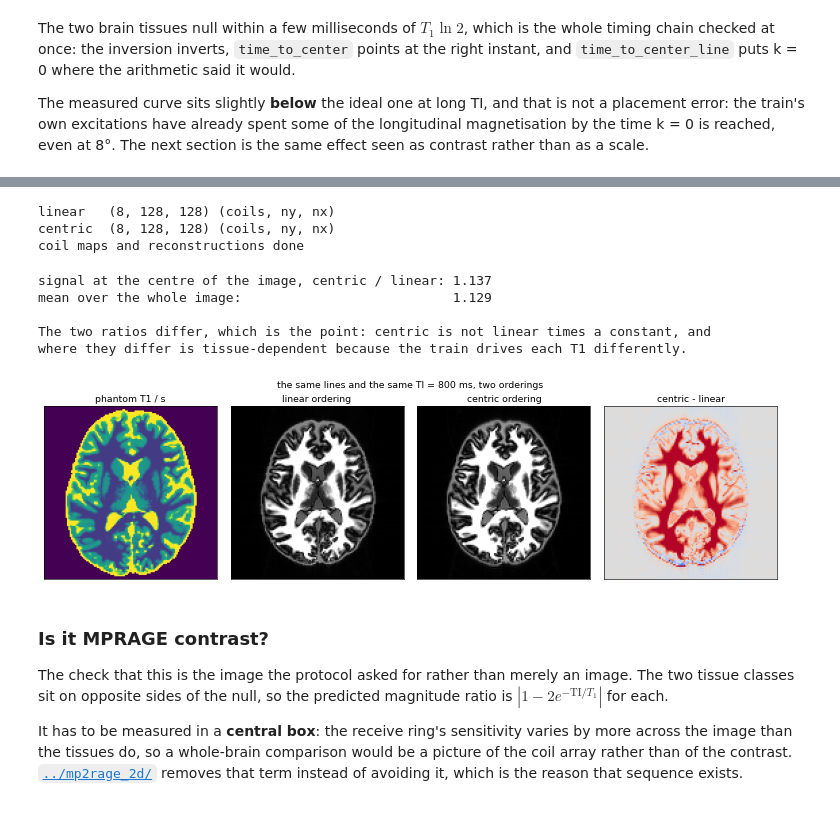
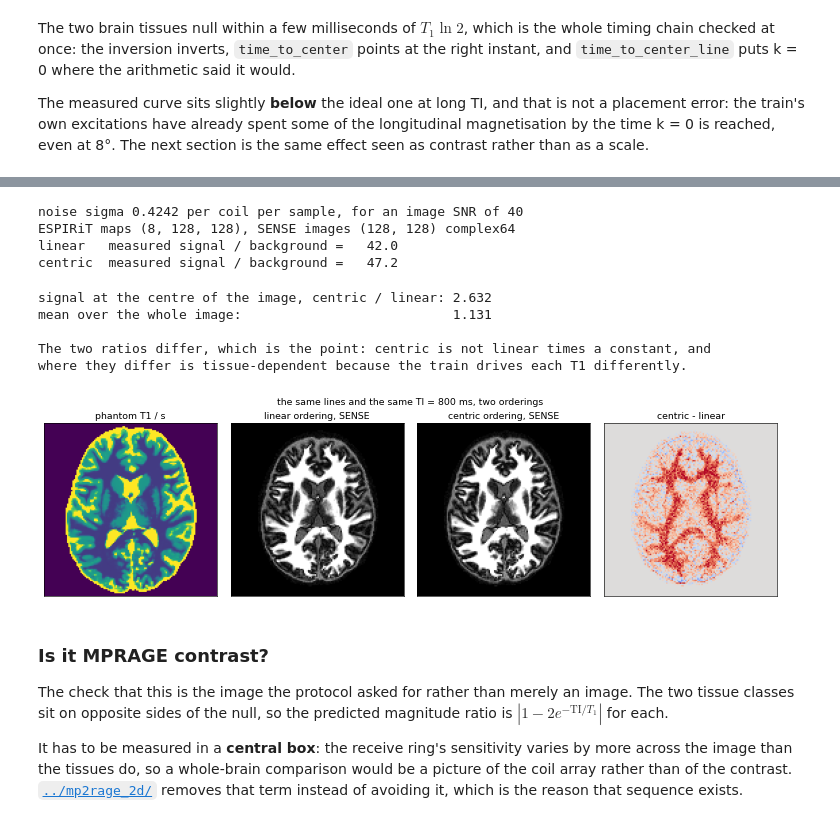
Before and after one commit to bughht/SeqCraft, a Jupyter notebook: examples/mprage_2d/02_simulate_and_reconstruct.ipynb, the cells around one changed output, grey strips where cells are left out. Saved outputs shown, nothing was run; the diff lists cells and outputs as text; code cells hidden in the pictures.

```diff
--- a/examples/mprage_2d/02_simulate_and_reconstruct.ipynb
+++ b/examples/mprage_2d/02_simulate_and_reconstruct.ipynb
@@ -52,6 +60,8 @@ INVERSION_PULSE = str(nominal['inversion_pulse'])
 INVERSION_DURATION_S = float(nominal['inversion_duration_s'])
 NX, NY = MATRIX
 
+NOISE_SNR = 40           # per coil, per k-space sample -- see `noise_sigma`
+
 segmentations = {name: [tuple(int(v) for v in segment) for segment in nominal[f'segments_{name}']]
                  for name in ('linear', 'centric')}
 
@@ -314,51 +370,68 @@ frequencies carry a different weighting relative to the high ones, so what chang
-# %%
-ksp, images = {}, {}
-for name in segmentations:
-    path = SEQ_DIR / f'mprage_2d_{name}.seq'
-    ksp[name] = to_grid(simulate(path, data), lin_labels(path))
-    images[name] = rss(ifft2c(ksp[name]))
-    print(f'{name:8s} {ksp[name].shape} (coils, ny, nx)')
-
-import sigpy.mri as smri
-
-mps = smri.app.EspiritCalib(ksp['centric'], show_pbar=False).run()
-recon = {name: np.abs(smri.app.TotalVariationRecon(k, mps, lamda=2e-3, max_iter=120,
-                                                   show_pbar=False).run())
-         for name, k in ksp.items()}
-print('coil maps and reconstructions done')
-# %% [output]
-linear   (8, 128, 128) (coils, ny, nx)
-centric  (8, 128, 128) (coils, ny, nx)
-coil maps and reconstructions done
+# %%
+import sigpy.mri as smri
+
+clean, lines = {}, {}
+for name in segmentations:
+    path = SEQ_DIR / f'mprage_2d_{name}.seq'
+    lines[name] = lin_labels(path)
+    clean[name] = to_grid(simulate(path, data), lines[name])
+
+# One sigma for both files: the same receiver at the same bandwidth acquiring the same number of
+# samples, so the noise per sample cannot depend on the order they were acquired in.  Independent
+# draws, though -- these are two separate acquisitions.
+SIGMA = noise_sigma(clean['centric'])
+ksp = {name: add_noise(k, lines[name], SIGMA, seed=index)
+       for index, (name, k) in enumerate(clean.items())}
+
+mps = smri.app.EspiritCalib(ksp['centric'], show_pbar=False).run()
+images = {name: smri.app.SenseRecon(k, mps, lamda=1e-3, show_pbar=False).run()
+          for name, k in ksp.items()}
+
+print(f'noise sigma {SIGMA:.4g} per coil per sample, for an image SNR of {NOISE_SNR:.0f}')
+print(f'ESPIRiT maps {mps.shape}, SENSE images {images["centric"].shape} '
+      f'{images["centric"].dtype}')
+for name in segmentations:
+    zero_filled = rss(ifft2c(ksp[name]))
+    corner = np.r_[zero_filled[:12, :12].ravel(), zero_filled[-12:, -12:].ravel()]
+    inside = zero_filled > 0.25 * zero_filled.max()
+    print(f'{name:8s} measured signal / background = '
+          f'{zero_filled[inside].mean() / corner.std():6.1f}')
+# %% [output]
+noise sigma 0.4242 per coil per sample, for an image SNR of 40
+ESPIRiT maps (8, 128, 128), SENSE images (128, 128) complex64
+linear   measured signal / background =   42.0
+centric  measured signal / background =   47.2
 # %%
-vmax = 0.6 * max(image.max() for image in images.values())
+magnitude = {name: np.abs(image) for name, image in images.items()}
+vmax = 0.6 * max(image.max() for image in magnitude.values())
+
 fig, axes = plt.subplots(1, 4, figsize=(13.5, 3.7))
 axes[0].imshow(t1_map, origin='lower', cmap='viridis', vmin=0.5, vmax=2.5)
 axes[0].set(title='phantom T1 / s', xticks=[], yticks=[])
 for ax, name in zip(axes[1:3], ('linear', 'centric')):
-    ax.imshow(images[name], origin='lower', cmap='gray', vmin=0, vmax=vmax)
-    ax.set(title=f'{name} ordering', xticks=[], yticks=[])
-difference = images['centric'] - images['linear']
+    ax.imshow(magnitude[name], origin='lower', cmap='gray', vmin=0, vmax=vmax)
+    ax.set(title=f'{name} ordering, SENSE', xticks=[], yticks=[])
+difference = magnitude['centric'] - magnitude['linear']
 limit = 0.7 * np.abs(difference).max()
 axes[3].imshow(difference, origin='lower', cmap='coolwarm', vmin=-limit, vmax=limit)
 axes[3].set(title='centric - linear', xticks=[], yticks=[])
 fig.suptitle(f'the same lines and the same TI = {TI_S * 1e3:.0f} ms, two orderings', y=1.0)
 fig.tight_layout()
 
-centre = images['centric'][NY // 2, NX // 2] / images['linear'][NY // 2, NX // 2]
+centre = magnitude['centric'][NY // 2, NX // 2] / magnitude['linear'][NY // 2, NX // 2]
 print(f'signal at the centre of the image, centric / linear: {centre:.3f}')
 print(f'mean over the whole image:                           '
-      f'{images["centric"].mean() / images["linear"].mean():.3f}')
+      f'{magnitude["centric"].mean() / magnitude["linear"].mean():.3f}')
 print()
 print('The two ratios differ, which is the point: centric is not linear times a constant, and')
 print('where they differ is tissue-dependent because the train drives each T1 differently.')
 # %% [output]
-signal at the centre of the image, centric / linear: 1.137
-mean over the whole image:                           1.129
+signal at the centre of the image, centric / linear: 2.632
+mean over the whole image:                           1.131
 
 The two ratios differ, which is the point: centric is not linear times a constant, and
 where they differ is tissue-dependent because the train drives each T1 differently.
-[figure, old version]
+[figure, new version]
 # %% [markdown]
 ### Is it MPRAGE contrast?
 
```
Also changed, not shown: parts of 5 cells of this notebook, 2 other files.
